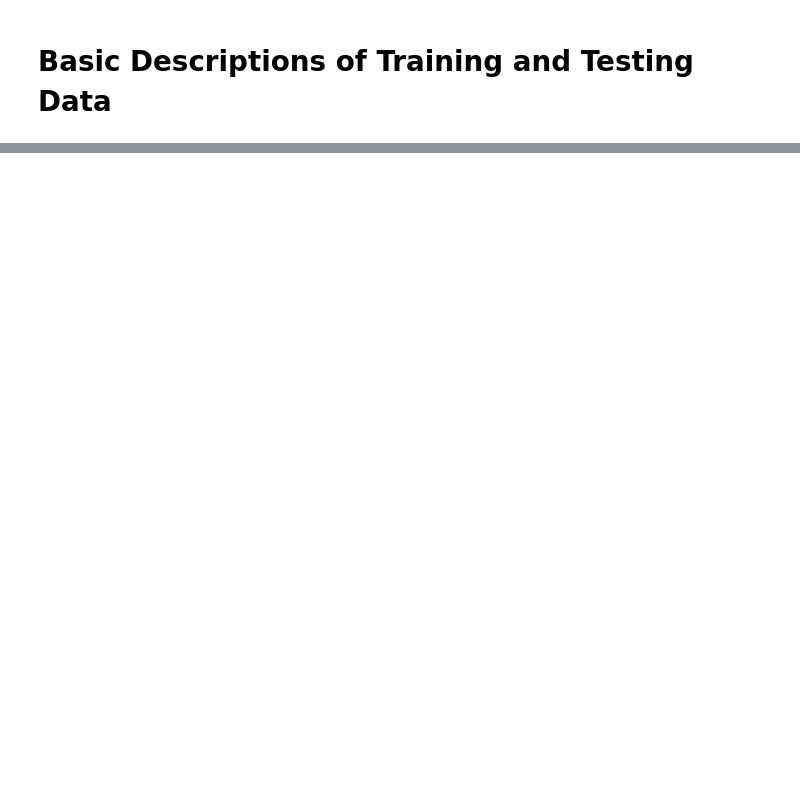
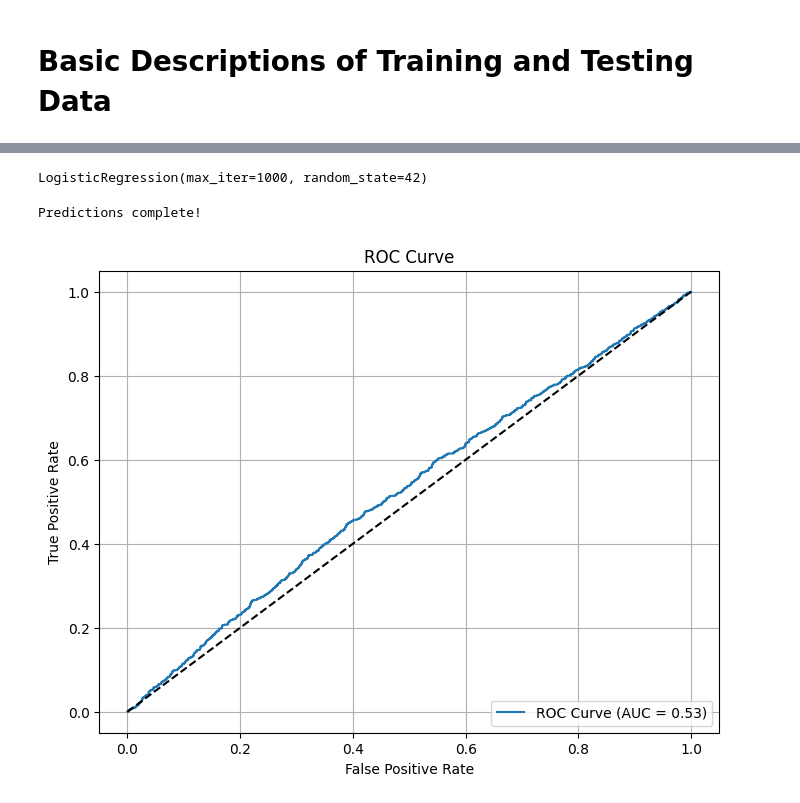
Before and after one commit to dstevvie/bda_project_hospital_readmission, a Jupyter notebook: Exploratory_Analysis.ipynb, the cells around one changed output, grey strips where cells are left out. Drawn from its saved outputs; the diff is of its cells as text; code cells hidden in the pictures; blank space fills up the shorter version.

```diff
--- a/Exploratory_Analysis.ipynb
+++ b/Exploratory_Analysis.ipynb
@@ -20,6 +22,6 @@ C:\Users\deric\.cache\kagglehub\datasets\vanpatangan\readmission-dataset\version
 # %%
-test_df = pl.read_csv(test_path)
-print(test_df.head())
+test_dataframe = pl.read_csv(test_path)
+print(test_dataframe.head())
 # %% [output]
 shape: (5, 7)
 ┌─────┬────────┬────────────────┬────────────────┬────────────────┬────────────────┬───────────────┐
@@ -38,8 +40,8 @@ shape: (5, 7)
 │     ┆        ┆                ┆                ┆                ┆                ┆ n Facility    │
 └─────┴────────┴────────────────┴────────────────┴────────────────┴────────────────┴───────────────┘
 # %%
-train_df = pl.read_csv(train_path)
-print(train_df.head())
+train_dataframe = pl.read_csv(train_path)
+print(train_dataframe.head())
 # %% [output]
 shape: (5, 8)
 ┌─────┬────────┬──────────────┬─────────────┬─────────────┬─────────────┬─────────────┬────────────┐
@@ -95,0 +219,45 @@ shape: (9, 8)
+# %%
+X_train = train_dataframe.drop("readmitted")
+y_train = train_dataframe["readmitted"]
+
+X_test = test_dataframe
+# %%
+from sklearn.linear_model import LogisticRegression
+
+# Initialize and train the model
+model = LogisticRegression(max_iter=1000, random_state=42)
+model.fit(X_train, y_train)
+# %% [output]
+LogisticRegression(max_iter=1000, random_state=42)
+# %%
+# Predict readmission probabilities
+y_pred_prob = model.predict_proba(X_test)[:, 1]  # Probability of the positive class
+
+# Predict readmission classes
+y_pred = model.predict(X_test)
+
+print("Predictions complete!")
+# %% [output]
+Predictions complete!
+# %%
+from sklearn.metrics import classification_report, confusion_matrix, roc_auc_score, roc_curve
+import matplotlib.pyplot as plt
+
+# Example for evaluation (if test labels exist)
+# Replace `y_test` with actual labels if available
+# print("\nClassification Report:\n", classification_report(y_test, y_pred))
+# print("Confusion Matrix:\n", confusion_matrix(y_test, y_pred))
+
+# Plotting ROC Curve (optional, useful for binary classification)
+fpr, tpr, _ = roc_curve(y_train, model.predict_proba(X_train)[:, 1])  # Use training for now
+plt.figure(figsize=(8, 6))
+plt.plot(fpr, tpr, label=f'ROC Curve (AUC = {roc_auc_score(y_train, model.predict_proba(X_train)[:, 1]):.2f})')
+plt.plot([0, 1], [0, 1], 'k--')
+plt.xlabel('False Positive Rate')
+plt.ylabel('True Positive Rate')
+plt.title('ROC Curve')
+plt.legend(loc='lower right')
+plt.grid()
+plt.show()
+# %% [output]
+[figure, added]
```
Also changed, not shown: parts of 6 cells of this notebook.
